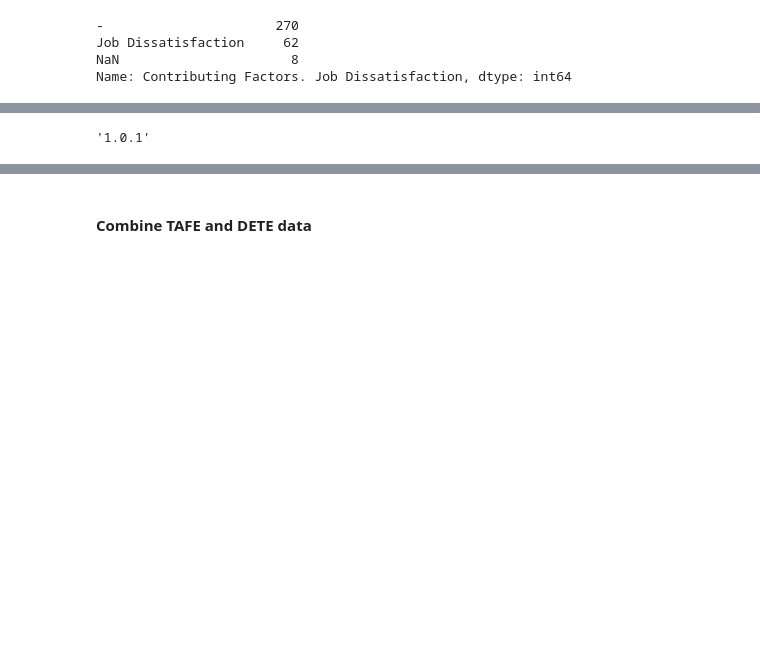
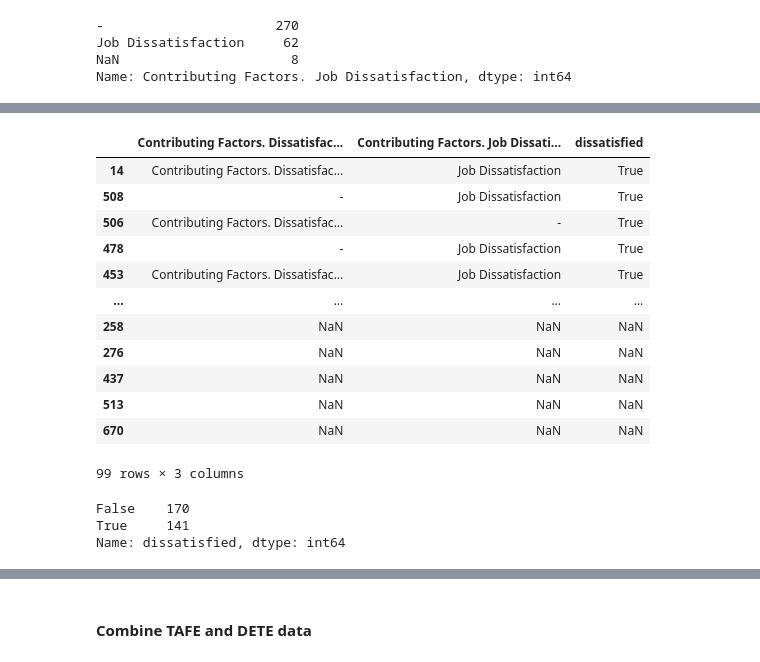
Before and after one commit to emmyoop/learn-data, a Jupyter notebook: DataQuest/Data Analyst in Python/analyze employee exit survey/Employee Exit Survey Analysis.ipynb, the cells around one changed output, grey strips where cells are left out. Cells and saved outputs as stored; diff of their text form; code cells hidden in the pictures; blank space fills up the shorter version.

```diff
--- a/DataQuest/Data Analyst in Python/analyze employee exit survey/Employee Exit Survey Analysis.ipynb
+++ b/DataQuest/Data Analyst in Python/analyze employee exit survey/Employee Exit Survey Analysis.ipynb
@@ -361,0 +392,18 @@ tafe_resignations['Contributing Factors. Job Dissatisfaction'] = tafe_resignatio
+# %%
+tafe_resignations_up[['Contributing Factors. Dissatisfaction',
+                    'Contributing Factors. Job Dissatisfaction',
+                      'dissatisfied']][tafe_resignations_up['dissatisfied'] != False].sort_values('dissatisfied')
+# %% [output]
+|  | Contributing Factors. Dissatisfac... | Contributing Factors. Job Dissati... | dissatisfied |
+| 14 | Contributing Factors. Dissatisfac... | Job Dissatisfaction | True |
+| 508 | - | Job Dissatisfaction | True |
+| 506 | Contributing Factors. Dissatisfac... | - | True |
+| 478 | - | Job Dissatisfaction | True |
+| 453 | Contributing Factors. Dissatisfac... | Job Dissatisfaction | True |
+| ... | ... | ... | ... |
+| 258 | NaN | NaN | NaN |
+| 276 | NaN | NaN | NaN |
+| 437 | NaN | NaN | NaN |
+| 513 | NaN | NaN | NaN |
+| 670 | NaN | NaN | NaN |
+99 rows × 3 columns
@@ -362 +420,7 @@ tafe_resignations['Contributing Factors. Job Dissatisfaction'] = tafe_resignatio
+# %%
+print(dete_resignations_up['dissatisfied'].value_counts(dropna=False))
+# %% [output]
+False    170
+True     141
+Name: dissatisfied, dtype: int64
 # %%
@@ -398,4 +428,0 @@ dete_resignations_up = dete_resignations.copy()
-# %%
-pd.__version__
-# %% [output]
-'1.0.1'
```
Also changed, not shown: parts of 15 cells of this notebook, 1 other file.
